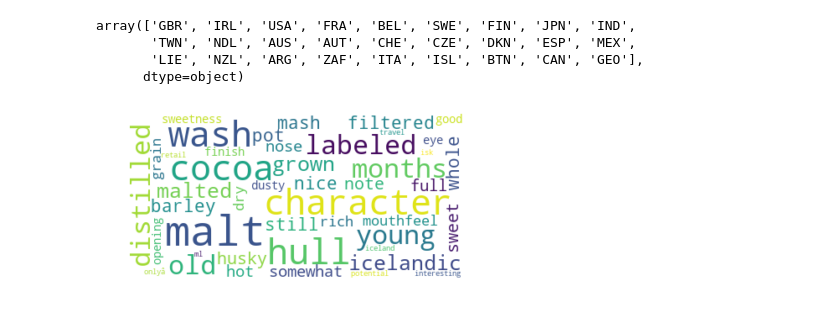
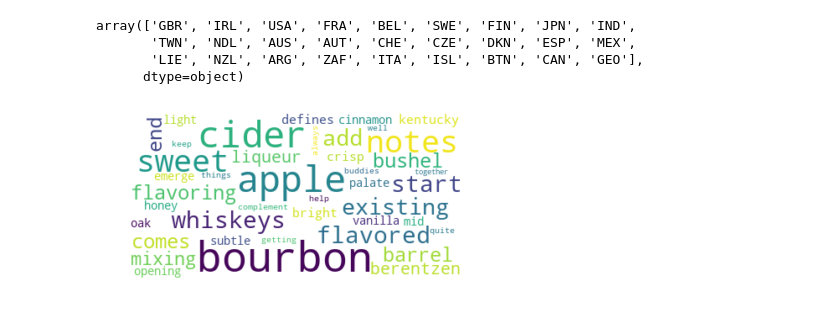
Before and after one commit to Axemen/Project-3, a Jupyter notebook: text-analysis/country_wordclouds.ipynb, the cells around one changed output. Drawn from its saved outputs; the diff is of its cells as text; code cells hidden in the pictures.

```diff
--- a/text-analysis/country_wordclouds.ipynb
+++ b/text-analysis/country_wordclouds.ipynb
@@ -70,24 +70,24 @@ sr= stopwords.words('english')
 newStopWords = ["'s","whisky","whiskey"]
 sr.extend(newStopWords)
 # %%
-text=isl_df["description"].str.cat(sep=' ').lower().strip()
+text=geo_df["description"].str.cat(sep=' ').lower().strip()
 text=text.replace("  ", " ").replace(".", "").replace(",", "").replace("!", "").replace("'", "").replace('"', "").replace(";", "").replace(":", "").replace("(", "").replace(")", "").replace("/", "")
 clean_text=text.split(" ")
 for word in clean_text:
     if word in sr:
         clean_text.remove(word)
 tokens=[]
 for word in clean_text:
     tokens.append(word)
 clean_tokens = tokens[:]
 for token in tokens:
     if token in sr:
         clean_tokens.remove(token)
 wc_text=' '.join(tokens)
 wordcloud = WordCloud(max_font_size=50,max_words=100,background_color="white").generate(wc_text)
 plt.figure()
 plt.imshow(wordcloud, interpolation="bilinear")
 plt.axis("off")
 plt.show()
 # %% [output]
-[figure, old version]
+[figure, new version]
```
Also changed, not shown: 7 other files.
